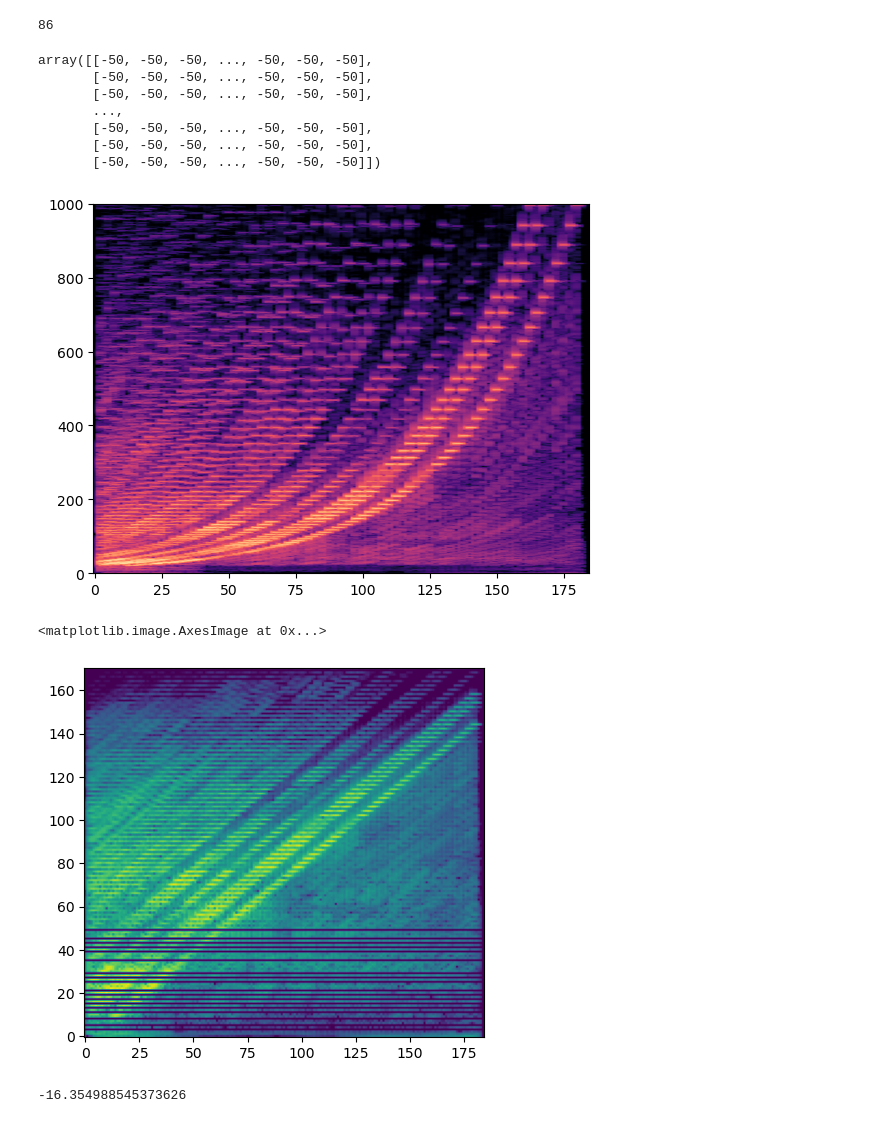
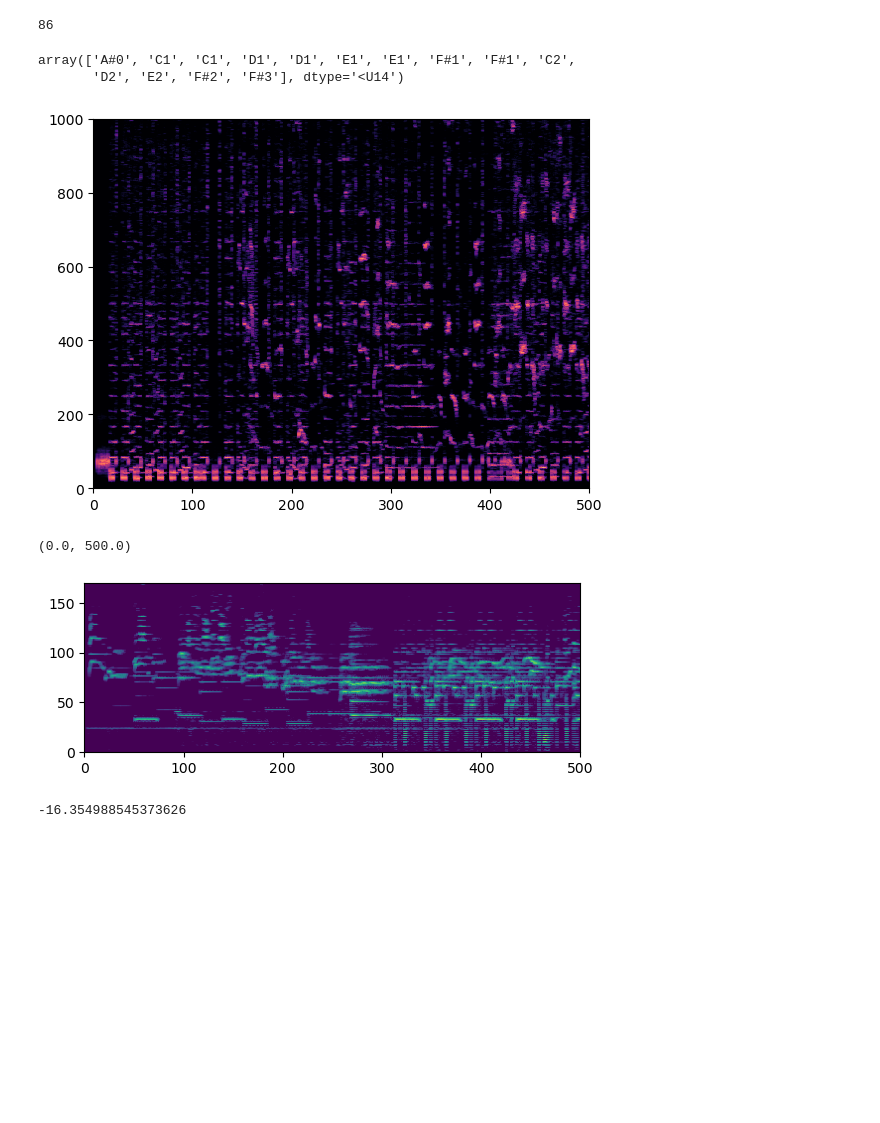
Before and after one commit to clementsoullard/sudoku-resolver, a Jupyter notebook: FFT/spectrogram.ipynb, the cells around one changed output. Cells and saved outputs as stored; diff of their text form; code cells hidden in the pictures; blank space fills up the shorter version.

```diff
--- a/FFT/spectrogram.ipynb
+++ b/FFT/spectrogram.ipynb
@@ -125,13 +138,9 @@ len(keyboard)
 # %%
-newtable
+
+keyboard[[11, 13, 13, 15, 15, 17, 17, 19, 19, 25, 27, 29, 31, 43]]
 # %% [output]
-array([[-50, -50, -50, ..., -50, -50, -50],
-       [-50, -50, -50, ..., -50, -50, -50],
-       [-50, -50, -50, ..., -50, -50, -50],
-       ...,
-       [-50, -50, -50, ..., -50, -50, -50],
-       [-50, -50, -50, ..., -50, -50, -50],
-       [-50, -50, -50, ..., -50, -50, -50]])
+array(['A#0', 'C1', 'C1', 'D1', 'D1', 'E1', 'E1', 'F#1', 'F#1', 'C2',
+       'D2', 'E2', 'F#2', 'F#3'], dtype='<U14')
 # %%
 # Construction de la table mappant table vers index de note.
 mapftonote={}
@@ -159,10 +168,11 @@ from scipy.signal import square, ShortTimeFFT
 from scipy.signal.windows import gaussian
 
 
-AUDIO_FILE = "content/triade-sus-c0-120.wav"
+AUDIO_FILE = "content/ilovernr.wav"
 
 fs,y = wavfile.read(AUDIO_FILE) # load the data
-y=y.T[0]*1000
+y=y.T[0]
+y=y/np.max(y)*2
 
 
 FFT_WINDOW_SECONDS = 1/2 # how many seconds of audio make up an FFT window
@@ -177,28 +187,31 @@ x=[i/10 for i in range (len(y)*10//fs)]
 Sx_dB = 10 * np.log10(np.fmax(Sx2, 1e-5))  # limit range to -40 dB
 im1 = plt.imshow(Sx_dB, origin='lower', aspect='auto', cmap='magma')
 plt.ylim(0,1000)
+plt.xlim(0,500)
+
 
 
 plt.show()
 # %% [output]
-[figure, old version]
+[figure, new version]
 # %%
 # Nous prenons l'analyse FFT et la convertissons en une analyse note.
 # Construction du X qui servira à l'apprentissage profond.
 
 Sx_dB.shape
 newtable=np.full((len(bornes)+1,Sx_dB.shape[1]),-50)
 
 # On parcours tous les instants du spectrogramme.
 for i in range(Sx_dB.shape[1]):
     #Pour chaque bin de fréquence (note ou intervalle entre note) nous aggrégeons sur la puissance maximale de de fréquence
     for k,v in inv_map.items():
         newtable[k,i]=np.max(Sx_dB[v,i])
 
 plt.imshow(newtable, origin='lower')
+plt.xlim(0,500)
 # %% [output]
-<matplotlib.image.AxesImage at 0x...>
+(0.0, 500.0)
-[figure, old version]
+[figure, new version]
 # %%
 Yunison=np.zeros((newtable.shape[0],84))
 Yunison.shape
```
Also changed, not shown: parts of 6 cells of this notebook, 2 other files.
